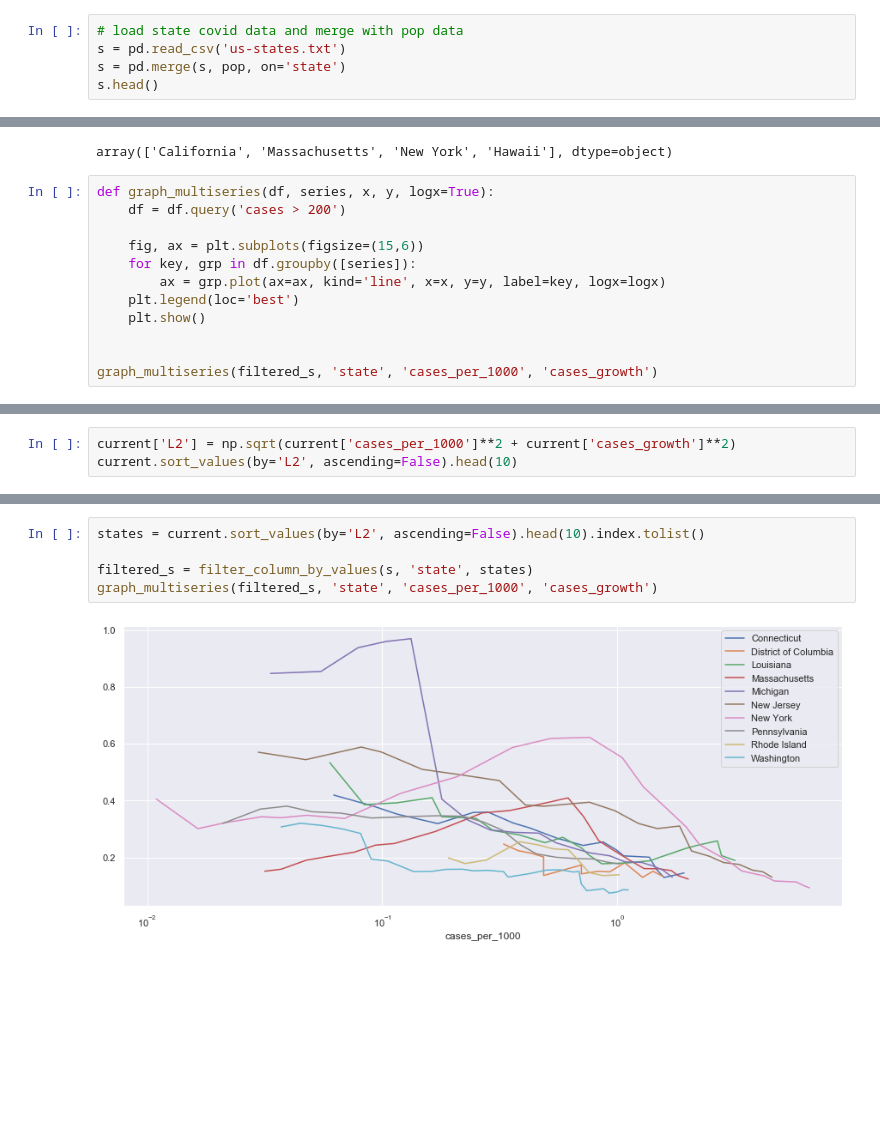
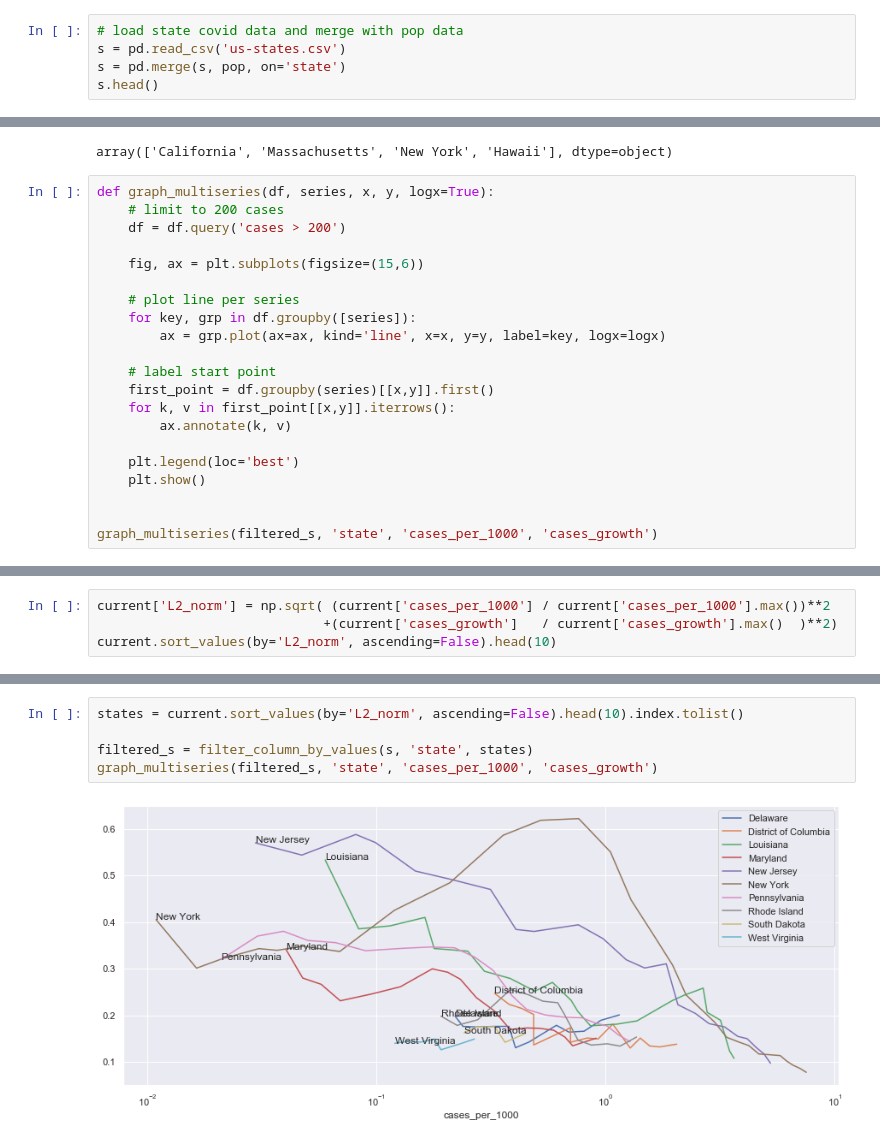
Before and after one commit to jonpollackwastaken/covid, a Jupyter notebook: Growth vs Load.ipynb, the cells around one changed output, grey strips where cells are left out. Saved outputs shown, nothing was run; the diff lists cells and outputs as text; blank space fills up the shorter version.

```diff
--- a/Growth vs Load.ipynb
+++ b/Growth vs Load.ipynb
@@ -19,7 +22,7 @@ pop.head()
 | 4 | Pennsylvania | 12823989 |
 # %%
 # load state covid data and merge with pop data
-s = pd.read_csv('us-states.txt')
+s = pd.read_csv('us-states.csv')
 s = pd.merge(s, pop, on='state')
 s.head()
 # %% [output]
@@ -73,11 +78,20 @@ filtered_s['state'].unique()
 array(['California', 'Massachusetts', 'New York', 'Hawaii'], dtype=object)
 # %%
 def graph_multiseries(df, series, x, y, logx=True):
+    # limit to 200 cases
     df = df.query('cases > 200')
 
     fig, ax = plt.subplots(figsize=(15,6))
+
+    # plot line per series
     for key, grp in df.groupby([series]):
         ax = grp.plot(ax=ax, kind='line', x=x, y=y, label=key, logx=logx)
+
+    # label start point
+    first_point = df.groupby(series)[[x,y]].first()
+    for k, v in first_point[[x,y]].iterrows():
+        ax.annotate(k, v)
+
     plt.legend(loc='best')
     plt.show()
 
@@ -101,4 +127,5 @@ current.head()
 # %%
-current['L2'] = np.sqrt(current['cases_per_1000']**2 + current['cases_growth']**2)
-current.sort_values(by='L2', ascending=False).head(10)
+current['L2_norm'] = np.sqrt( (current['cases_per_1000'] / current['cases_per_1000'].max())**2
+                             +(current['cases_growth']   / current['cases_growth'].max()  )**2)
+current.sort_values(by='L2_norm', ascending=False).head(10)
 # %% [output]
@@ -117,7 +144,7 @@ current.sort_values(by='L2', ascending=False).head(10)
 # %%
-states = current.sort_values(by='L2', ascending=False).head(10).index.tolist()
+states = current.sort_values(by='L2_norm', ascending=False).head(10).index.tolist()
 
 filtered_s = filter_column_by_values(s, 'state', states)
 graph_multiseries(filtered_s, 'state', 'cases_per_1000', 'cases_growth')
 # %% [output]
-[figure, old version]
+[figure, new version]
```
Also changed, not shown: parts of 12 cells of this notebook, 1 other file.
